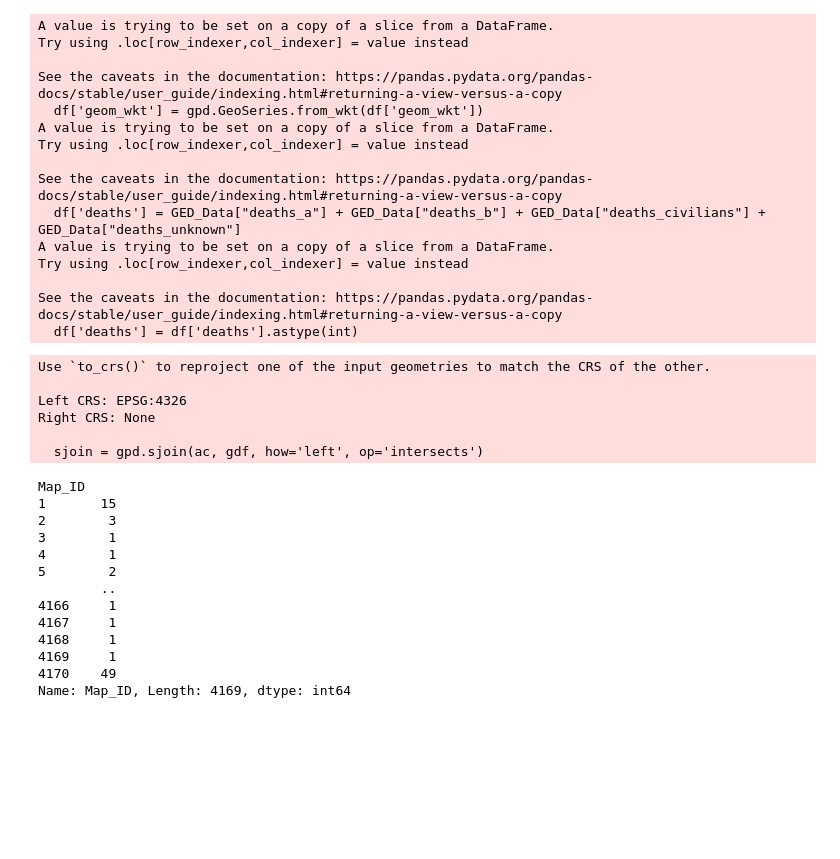
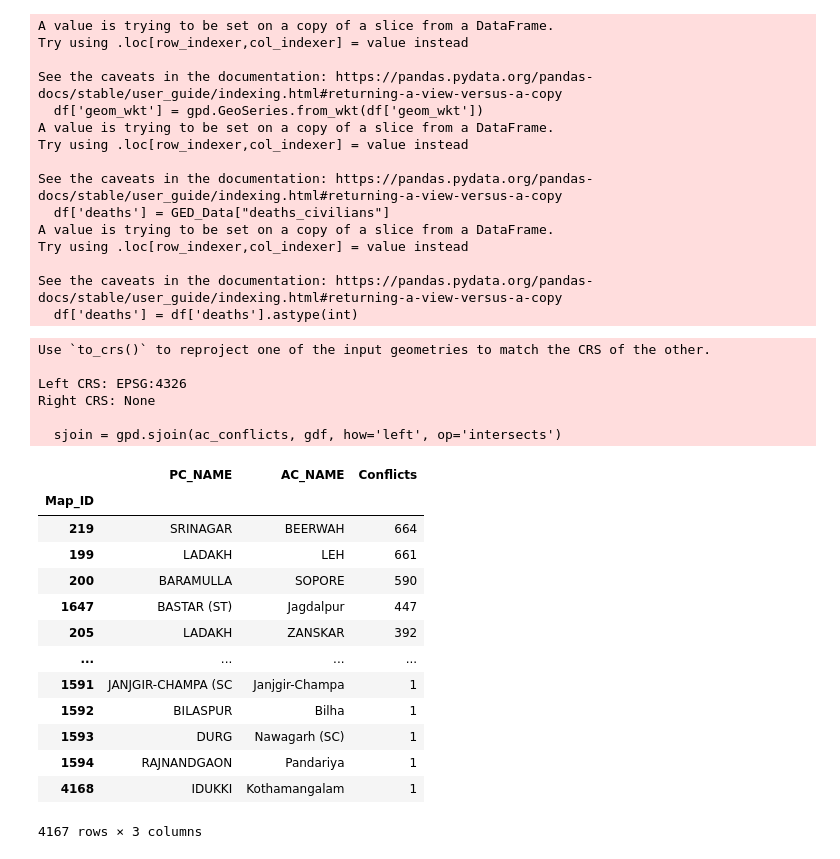
Before and after one commit to jonathanold/conflict-india, a Jupyter notebook: code/GED_choropleth.ipynb, the cells around one changed output. Saved outputs shown, nothing was run; the diff lists cells and outputs as text; code cells hidden in the pictures; blank space fills up the shorter version.

```diff
--- a/code/GED_choropleth.ipynb
+++ b/code/GED_choropleth.ipynb
@@ -9,7 +18,9 @@ GED_Data = gpd.read_file("../data/ged_data_india.csv")
 
 df= GED_Data[["geom_wkt"]]
 df['geom_wkt'] = gpd.GeoSeries.from_wkt(df['geom_wkt'])
-df['deaths'] = GED_Data["deaths_a"] + GED_Data["deaths_b"] + GED_Data["deaths_civilians"] + GED_Data["deaths_unknown"]
+# df['deaths'] = GED_Data["deaths_a"] + GED_Data["deaths_b"] + GED_Data["deaths_civilians"] + GED_Data["deaths_unknown"]
+df['deaths'] = GED_Data["deaths_civilians"]
+
 df['deaths'] = df['deaths'].astype(int)
 
 gdf = gpd.GeoDataFrame(df, geometry="geom_wkt")
@@ -23,7 +34,7 @@ A value is trying to be set on a copy of a slice from a DataFrame.
 Try using .loc[row_indexer,col_indexer] = value instead
 
 See the caveats in the documentation: https://pandas.pydata.org/pandas-docs/stable/user_guide/indexing.html#returning-a-view-versus-a-copy
-  df['deaths'] = GED_Data["deaths_a"] + GED_Data["deaths_b"] + GED_Data["deaths_civilians"] + GED_Data["deaths_unknown"]
+  df['deaths'] = GED_Data["deaths_civilians"]
 A value is trying to be set on a copy of a slice from a DataFrame.
 Try using .loc[row_indexer,col_indexer] = value instead
 
@@ -32,34 +46,39 @@ See the caveats in the documentation: https://pandas.pydata.org/pandas-docs/stab
 # %%
-ac = gpd.read_file(r"../data/maps/assembly-constituencies/India_AC.shp")
-ac = ac[["Map_ID", "geometry"]]
+# Count conflicts using India_AC shapefile
+
+ac_conflicts = assembly_constituencies[["Map_ID", "geometry"]]
 
 # Spatial join AC Polygons and GED_Data Points
-sjoin = gpd.sjoin(ac, gdf, how='left', op='intersects')
+sjoin = gpd.sjoin(ac_conflicts, gdf, how='left', op='intersects')
 map_id = 'Map_ID'
 
 # Group by assembly constituencies and count the number of points/conflicts
-count = sjoin.groupby(map_id)[map_id].count()
-count
+count = sjoin.groupby(map_id)["geometry"].count()
+
+# Convert to Pandas dataframe displaying political consituencies, assembly constituencies and # of conflicts.
+pd_count = pd.DataFrame(count).rename(columns={"geometry": "Conflicts"})
+pd_count.join(assembly_constituencies, on="Map_ID", how = "inner")[["PC_NAME", "AC_NAME", "Conflicts"]].sort_values(by=['Conflicts'], ascending=False)
 # %% [output]
 Use `to_crs()` to reproject one of the input geometries to match the CRS of the other.
 
 Left CRS: EPSG:4326
 Right CRS: None
 
-  sjoin = gpd.sjoin(ac, gdf, how='left', op='intersects')
+  sjoin = gpd.sjoin(ac_conflicts, gdf, how='left', op='intersects')
+|  | PC_NAME | AC_NAME | Conflicts |
+| Map_ID |  |  |  |
+| 219 | SRINAGAR | BEERWAH | 664 |
+| 199 | LADAKH | LEH | 661 |
+| 200 | BARAMULLA | SOPORE | 590 |
+| 1647 | BASTAR (ST) | Jagdalpur | 447 |
+| 205 | LADAKH | ZANSKAR | 392 |
+| ... | ... | ... | ... |
+| 1591 | JANJGIR-CHAMPA (SC | Janjgir-Champa | 1 |
+| 1592 | BILASPUR | Bilha | 1 |
+| 1593 | DURG | Nawagarh (SC) | 1 |
+| 1594 | RAJNANDGAON | Pandariya | 1 |
+| 4168 | IDUKKI | Kothamangalam | 1 |
-Map_ID
-1       15
-2        3
-3        1
-4        1
-5        2
-        ..
-4166     1
-4167     1
-4168     1
-4169     1
-4170    49
-Name: Map_ID, Length: 4169, dtype: int64
+4167 rows × 3 columns
 # %%
 # Choropleth map
 count.name='pointcount'
```
Also changed, not shown: parts of 9 cells of this notebook, 1 other file.
